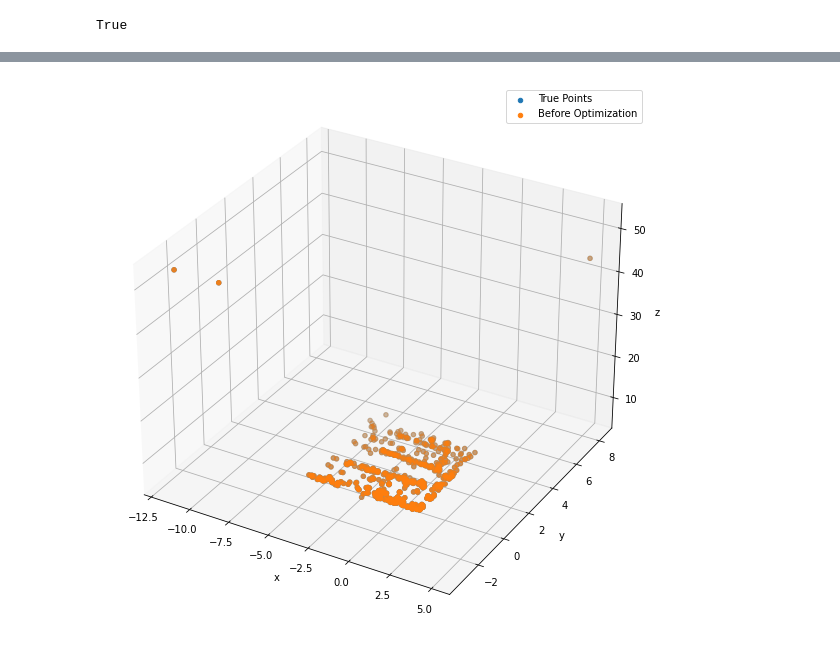
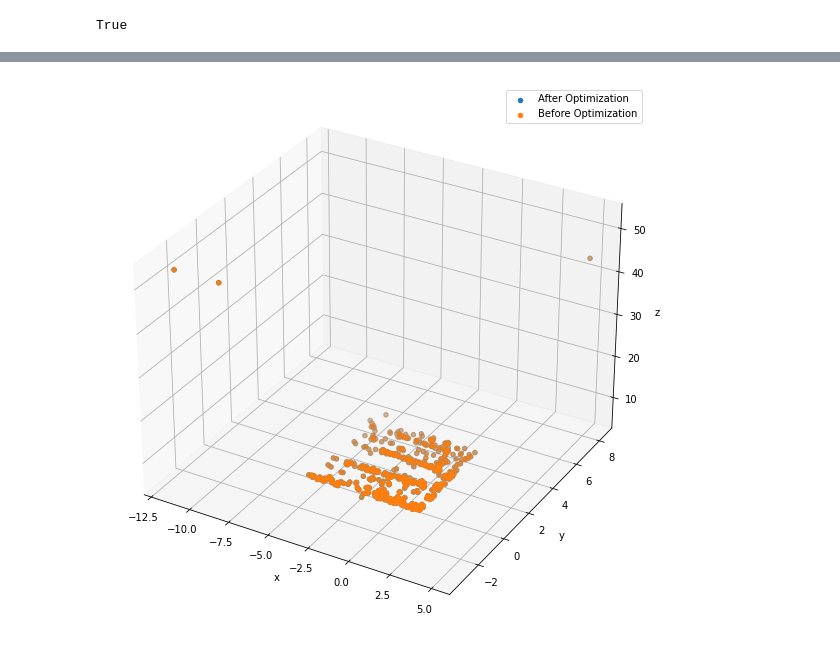
Before and after one commit to lukasbommes-unfinished-projects/ModuleLocalizer, a Jupyter notebook: bundle_adjustment_experiments/bundle_adjustment.ipynb, the cells around one changed output, grey strips where cells are left out. Drawn from its saved outputs; the diff is of its cells as text; code cells hidden in the pictures.

Commit message:
before implementing data associaton

```diff
--- a/bundle_adjusment_experiments/bundle_adjustment.ipynb
+++ b/bundle_adjustment_experiments/bundle_adjustment.ipynb
@@ -13,5 +13,5 @@ from mapper.geometry import from_twist, to_twist
 np.random.seed(0)
 # %%
 camera_matrix = pickle.load(open("camera_calibration/parameters/ir/camera_matrix.pkl", "rb"))
-pose_graph = pickle.load(open("pose_graph.pkl", "rb"))
-map_points = pickle.load(open("map_points.pkl", "rb"))
+pose_graph = pickle.load(open("bundle_adjustment_experiments/pose_graph.pkl", "rb"))
+map_points = pickle.load(open("bundle_adjustment_experiments/map_points.pkl", "rb"))
@@ -46,6 +53,7 @@ array([[1.11981664e+03, 0.00000000e+00, 3.21227846e+02],
 # %%
-nodes = list(pose_graph.nodes)[:15]
-for i, node_id in enumerate(nodes):
+nodes = list(sorted(pose_graph.nodes))[:5]
+for node_id in nodes:
+    print(node_id)
     R, t = from_twist(pose_graph.nodes[node_id]["pose"])
     print(R, t)
 # %% [output]
@@ -155,8 +175,9 @@ poses_optimized = []
 map_points_optimized = np.copy(map_points.pts_3d)
 
 # read out optimized poses
-for i in range(len(true_poses)):
-    vp = optimizer.vertex(i)
+for node_id in nodes:
+    print(node_id)
+    vp = optimizer.vertex(node_id)
     se3quat = vp.estimate()
     R = np.copy(se3quat.to_homogeneous_matrix()[0:3, 0:3])
     t = np.copy(se3quat.to_homogeneous_matrix()[0:3, 3])
@@ -192,12 +230,12 @@ array([0., 0., 0.])
 # %%
 fig = plt.figure(figsize=(10,10))
 ax = fig.add_subplot(111, projection='3d')
 ax.scatter(map_points_optimized[:500, 0], map_points_optimized[:500, 1], map_points_optimized[:500, 2])
 ax.scatter(map_points_bak[:500, 0], map_points_bak[:500, 1], map_points_bak[:500, 2])
 ax.set_xlabel("x")
 ax.set_ylabel("y")
 ax.set_zlabel("z")
-plt.legend(["True Points", "Before Optimization", "After Optimization"])
+plt.legend(["After Optimization", "Before Optimization", ])
 plt.show()
 # %% [output]
-[figure, old version]
+[figure, new version]
```
Also changed, not shown: parts of 16 cells of this notebook, 3 other files.
